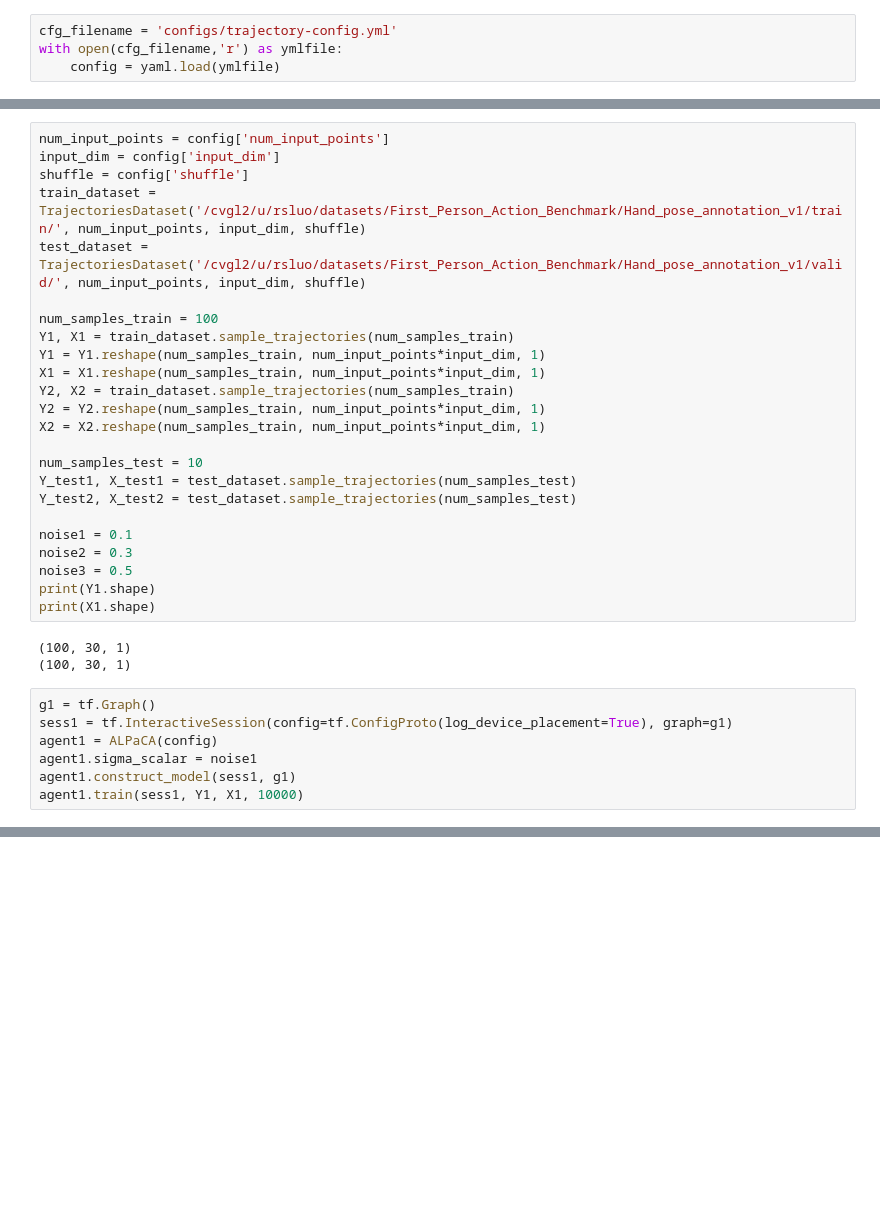
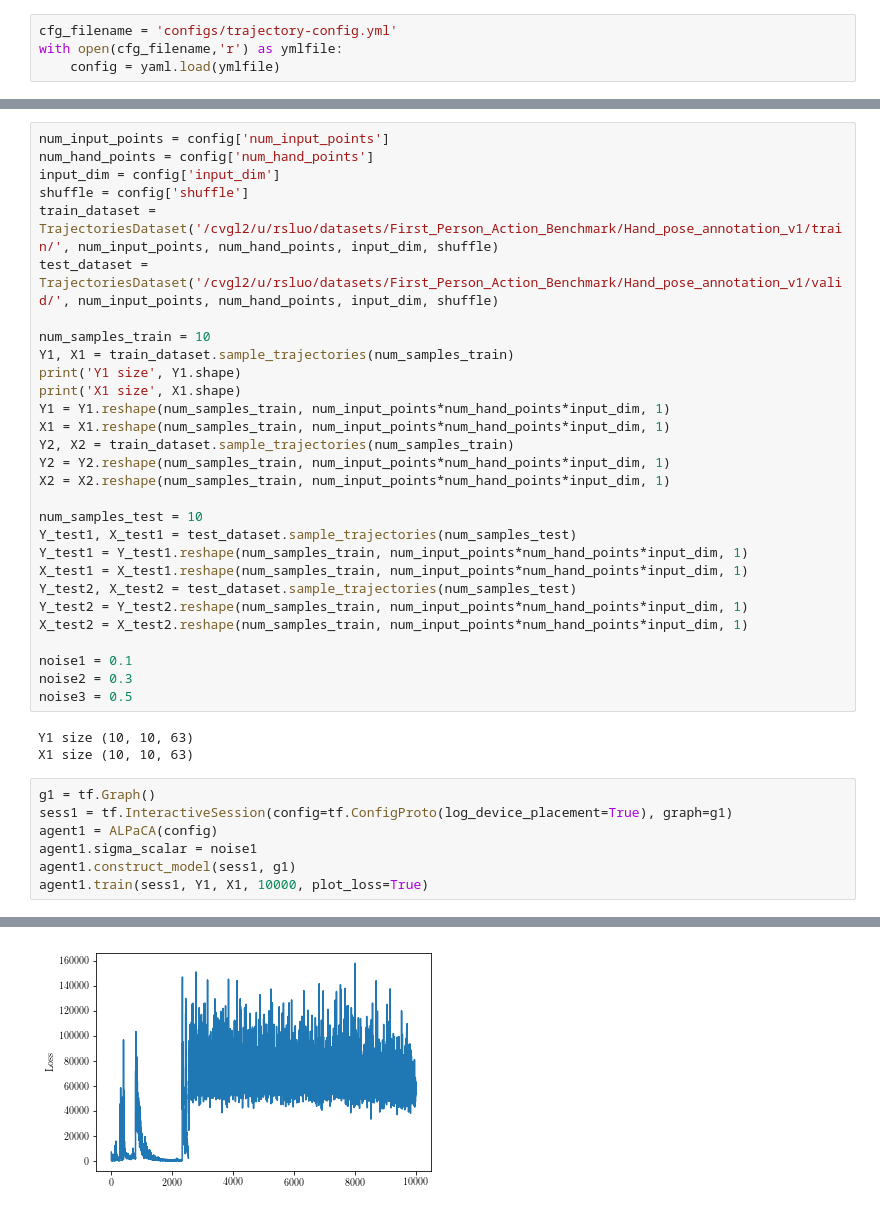
Before and after one commit to rsluo/ALPaCA, a Jupyter notebook: predict_trajectory.ipynb, the cells around one changed output, grey strips where cells are left out. Drawn from its saved outputs; the diff is of its cells as text; blank space fills up the shorter version.

Commit message:
added all hand points, plots for training loss, plots for hand skeleton

```diff
--- a/predict_trajectory.ipynb
+++ b/predict_trajectory.ipynb
@@ -48,36 +47,41 @@ class TrajectoriesDataset():
         return target_matrix, traj_matrix
 # %%
 num_input_points = config['num_input_points']
+num_hand_points = config['num_hand_points']
 input_dim = config['input_dim']
 shuffle = config['shuffle']
-train_dataset = TrajectoriesDataset('/cvgl2/u/rsluo/datasets/First_Person_Action_Benchmark/Hand_pose_annotation_v1/train/', num_input_points, input_dim, shuffle)
-test_dataset = TrajectoriesDataset('/cvgl2/u/rsluo/datasets/First_Person_Action_Benchmark/Hand_pose_annotation_v1/valid/', num_input_points, input_dim, shuffle)
+train_dataset = TrajectoriesDataset('/cvgl2/u/rsluo/datasets/First_Person_Action_Benchmark/Hand_pose_annotation_v1/train/', num_input_points, num_hand_points, input_dim, shuffle)
+test_dataset = TrajectoriesDataset('/cvgl2/u/rsluo/datasets/First_Person_Action_Benchmark/Hand_pose_annotation_v1/valid/', num_input_points, num_hand_points, input_dim, shuffle)
 
-num_samples_train = 100
+num_samples_train = 10
 Y1, X1 = train_dataset.sample_trajectories(num_samples_train)
-Y1 = Y1.reshape(num_samples_train, num_input_points*input_dim, 1)
-X1 = X1.reshape(num_samples_train, num_input_points*input_dim, 1)
+print('Y1 size', Y1.shape)
+print('X1 size', X1.shape)
+Y1 = Y1.reshape(num_samples_train, num_input_points*num_hand_points*input_dim, 1)
+X1 = X1.reshape(num_samples_train, num_input_points*num_hand_points*input_dim, 1)
 Y2, X2 = train_dataset.sample_trajectories(num_samples_train)
-Y2 = Y2.reshape(num_samples_train, num_input_points*input_dim, 1)
-X2 = X2.reshape(num_samples_train, num_input_points*input_dim, 1)
+Y2 = Y2.reshape(num_samples_train, num_input_points*num_hand_points*input_dim, 1)
+X2 = X2.reshape(num_samples_train, num_input_points*num_hand_points*input_dim, 1)
 
 num_samples_test = 10
 Y_test1, X_test1 = test_dataset.sample_trajectories(num_samples_test)
+Y_test1 = Y_test1.reshape(num_samples_train, num_input_points*num_hand_points*input_dim, 1)
+X_test1 = X_test1.reshape(num_samples_train, num_input_points*num_hand_points*input_dim, 1)
 Y_test2, X_test2 = test_dataset.sample_trajectories(num_samples_test)
+Y_test2 = Y_test2.reshape(num_samples_train, num_input_points*num_hand_points*input_dim, 1)
+X_test2 = X_test2.reshape(num_samples_train, num_input_points*num_hand_points*input_dim, 1)
 
 noise1 = 0.1
 noise2 = 0.3
 noise3 = 0.5
-print(Y1.shape)
-print(X1.shape)
 # %% [output]
-(100, 30, 1)
-(100, 30, 1)
+Y1 size (10, 10, 63)
+X1 size (10, 10, 63)
 # %%
 g1 = tf.Graph()
 sess1 = tf.InteractiveSession(config=tf.ConfigProto(log_device_placement=True), graph=g1)
 agent1 = ALPaCA(config)
 agent1.sigma_scalar = noise1
 agent1.construct_model(sess1, g1)
-agent1.train(sess1, Y1, X1, 10000)
+agent1.train(sess1, Y1, X1, 10000, plot_loss=True)
 # %% [output]
@@ -100,0 +105 @@ loss: 117.97681
+[figure, added]
```
Also changed, not shown: parts of 11 cells of this notebook, 2 other files.
